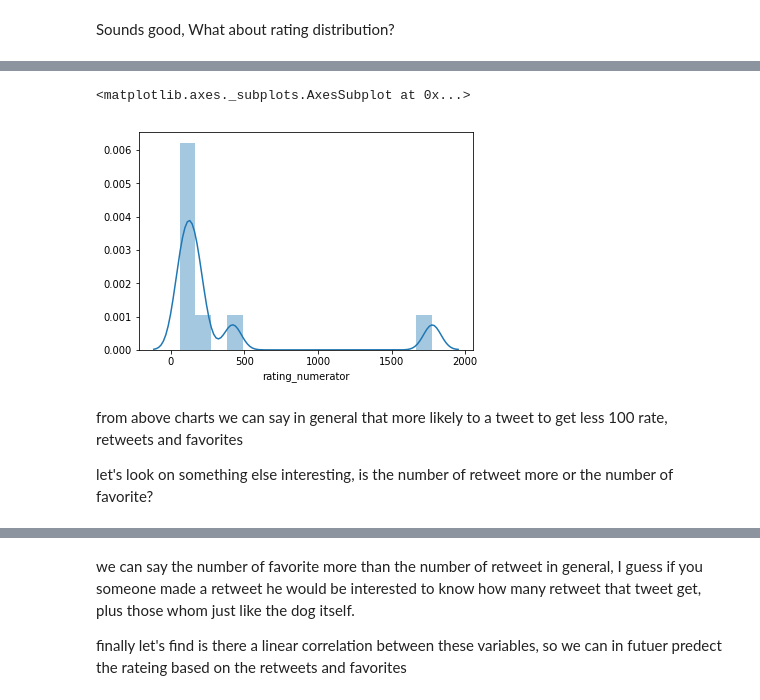
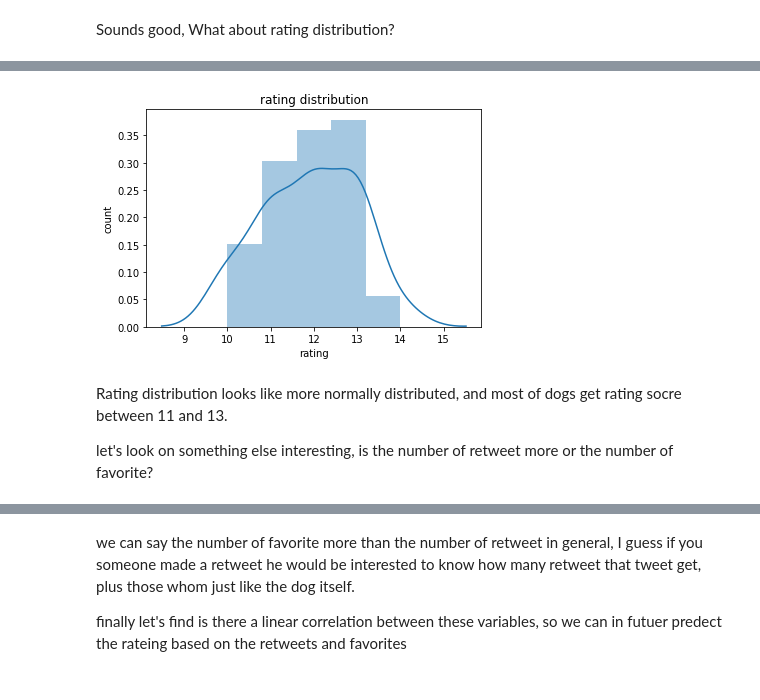
Before and after one commit to 3zcs/Data_Wrangling_And_Analyzing, a Jupyter notebook: act_report.ipynb, the cells around one changed output, grey strips where cells are left out. Drawn from its saved outputs; the diff is of its cells as text; code cells hidden in the pictures.

```diff
--- a/act_report.ipynb
+++ b/act_report.ipynb
@@ -32,10 +63,12 @@ There is a problem with this chart as when we we close to zero there is outlier,
-# %%
-sns.distplot(tweets_df[tweets_df.rating_numerator > 50].rating_numerator)
-# %% [output]
-<matplotlib.axes._subplots.AxesSubplot at 0x...>
-[figure, removed]
+# %%
+fig = sns.distplot(tweets_df.rating_numerator).set_title("rating distribution")
+plt.xlabel('rating')
+plt.ylabel('count')
+plt.show(fig)
+# %% [output]
+[figure, added]
 # %% [markdown]
-from above charts we can say in general that more likely to a tweet to get less 100 rate, retweets and favorites
+Rating distribution looks like more normally distributed, and most of dogs get rating socre between 11 and 13.
 
 let's look on something else interesting, is the number of  retweet more or the number of favorite?
 # %%
```
Also changed, not shown: parts of 17 cells of this notebook, 4 other files.
